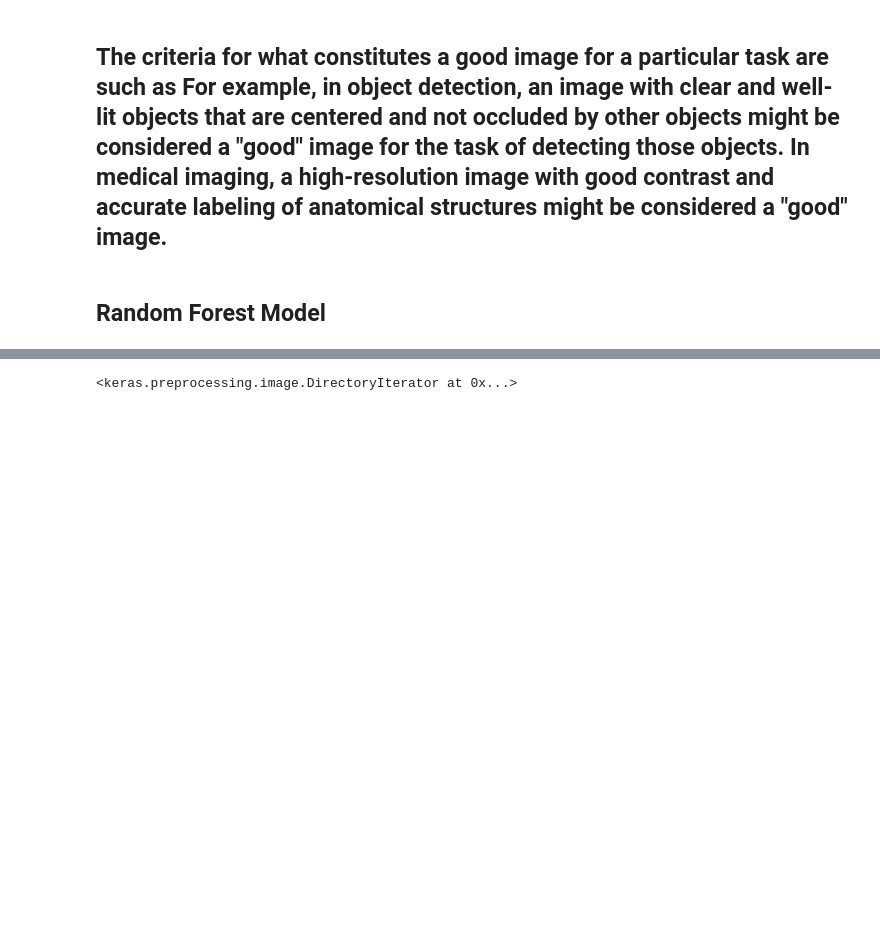
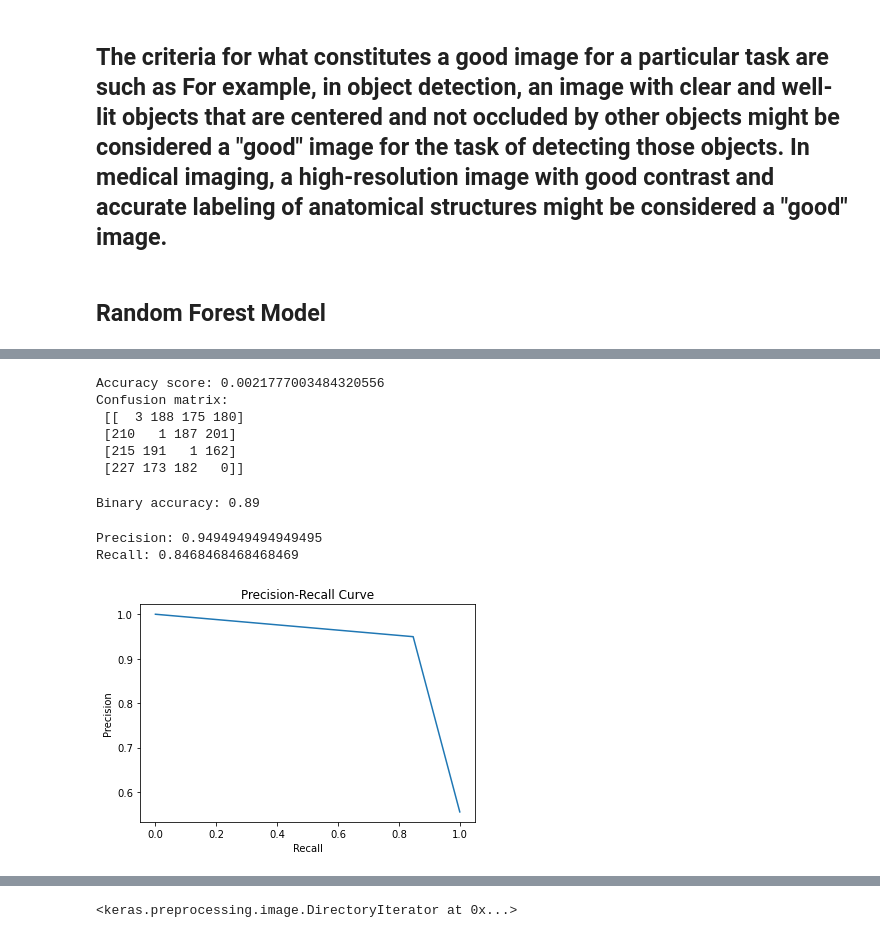
Before and after one commit to mahimagupta211/Capestone-Project, a Jupyter notebook: Brain-Tumor-EDA -final (3).ipynb, the cells around one changed output, grey strips where cells are left out. Cells and saved outputs as stored; diff of their text form; code cells hidden in the pictures; blank space fills up the shorter version.

```diff
--- a/Brain-Tumor-EDA -final (3).ipynb
+++ b/Brain-Tumor-EDA -final (3).ipynb
@@ -646,0 +497,9 @@ classifiers
+# %%
+# Define the directories where the training data is stored
+dir1 = 'C:/Users/Rechel Rebello/Desktop/Capstone_project/brain_tumor/Training/glioma_tumor'
+dir3 = 'C:/Users/Rechel Rebello/Desktop/Capstone_project/brain_tumor/Training/meningioma_tumor'
+dir2 = 'C:/Users/Rechel Rebello/Desktop/Capstone_project/brain_tumor/Training/pituitary_tumor'
+dir4 = 'C:/Users/Rechel Rebello/Desktop/Capstone_project/brain_tumor/Training/no_tumor'
+
+# Define the categories or classes of data
+categories = ['no-tumor', 'pituitary' , 'meningioma' , 'glioma']
@@ -646,0 +551,54 @@ classifiers
+# %%
+# Print the accuracy score and confusion matrix
+print("Accuracy score:", accuracy_score(y_test, y_pred))
+print("Confusion matrix:\n", confusion_matrix(y_test, y_pred))
+# %% [output]
+Accuracy score: 0.0021777003484320556
+Confusion matrix:
+ [[  3 188 175 180]
+ [210   1 187 201]
+ [215 191   1 162]
+ [227 173 182   0]]
+# %%
+from sklearn.multiclass import OneVsRestClassifier
+from sklearn.multiclass import OneVsOneClassifier
+from sklearn.svm import SVC
+from sklearn.datasets import make_classification
+from sklearn.model_selection import train_test_split
+from sklearn.metrics import accuracy_score
+
+binary_clf = OneVsRestClassifier(rfc)
+binary_clf.fit(X_train, y_train)
+binary_preds = binary_clf.predict(X_test)
+binary_accuracy = accuracy_score(y_test, binary_preds)
+print("Binary accuracy:", binary_accuracy)
+# %% [output]
+Binary accuracy: 0.89
+# %%
+from sklearn.metrics import precision_score, recall_score
+
+# Calculate the precision and recall
+precision = precision_score(y_test, binary_preds)
+recall = recall_score(y_test, binary_preds)
+
+# Print the results
+print("Precision:", precision)
+print("Recall:", recall)
+# %% [output]
+Precision: 0.9494949494949495
+Recall: 0.8468468468468469
+# %%
+import matplotlib.pyplot as plt
+from sklearn.metrics import precision_recall_curve
+
+# Calculate the precision and recall
+precision, recall, _ = precision_recall_curve(y_test, binary_preds)
+
+# Plot the precision-recall curve
+plt.plot(recall, precision)
+plt.xlabel('Recall')
+plt.ylabel('Precision')
+plt.title('Precision-Recall Curve')
+plt.show()
+# %% [output]
+[figure, added]
```
Also changed, not shown: parts of 94 cells of this notebook.
